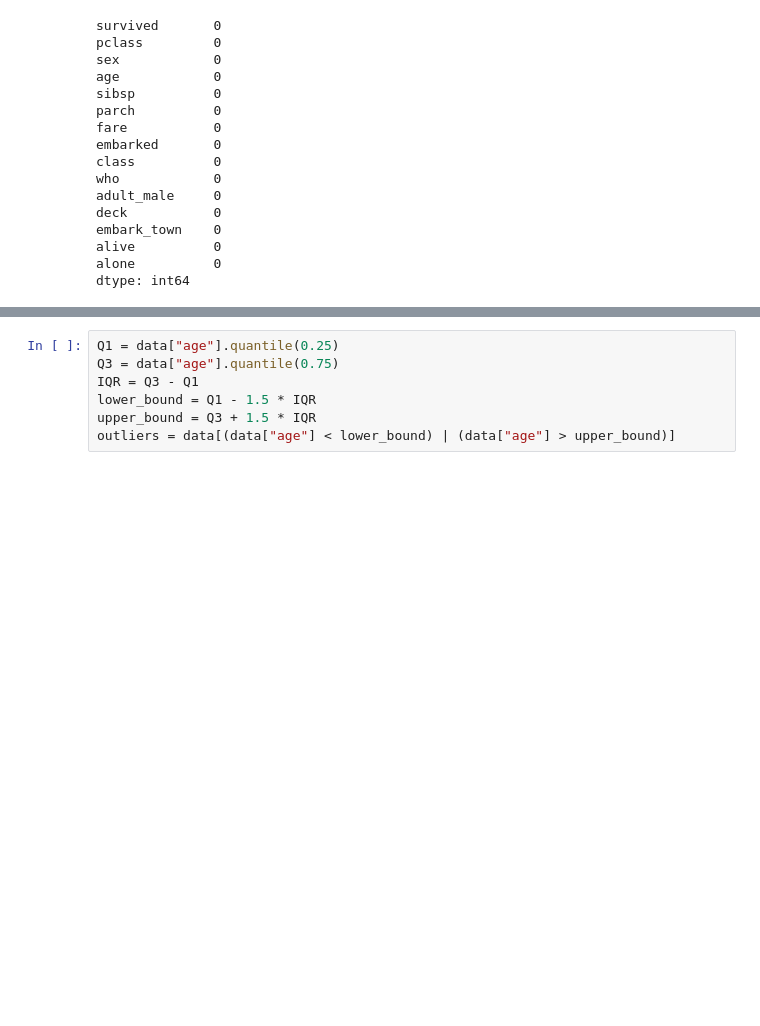
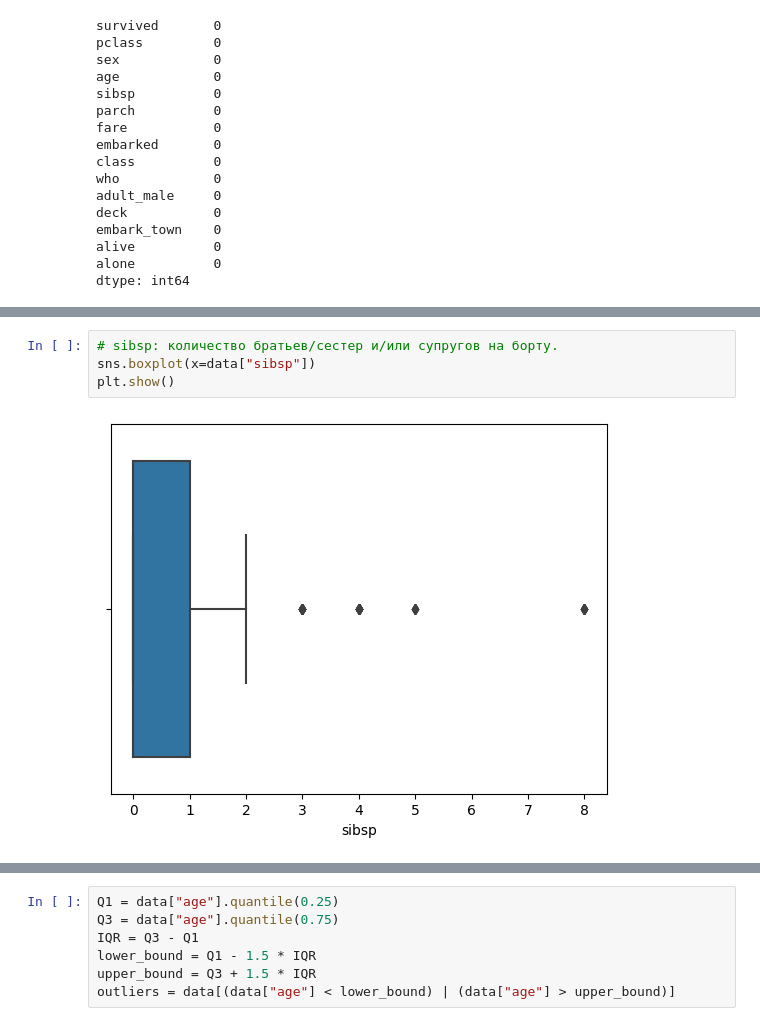
Before and after one commit to vanyagoncharov/CourseMLResourse, a Jupyter notebook: dz_20_titanic.ipynb, the cells around one changed output, grey strips where cells are left out. Drawn from its saved outputs; the diff is of its cells as text; blank space fills up the shorter version.

```diff
--- a/dz_20_titanic.ipynb
+++ b/dz_20_titanic.ipynb
@@ -166,0 +168,6 @@ plt.show()
+# %%
+# sibsp: количество братьев/сестер и/или супругов на борту.
+sns.boxplot(x=data["sibsp"])
+plt.show()
+# %% [output]
+[figure, added]
```
Also changed, not shown: parts of 6 cells of this notebook.
